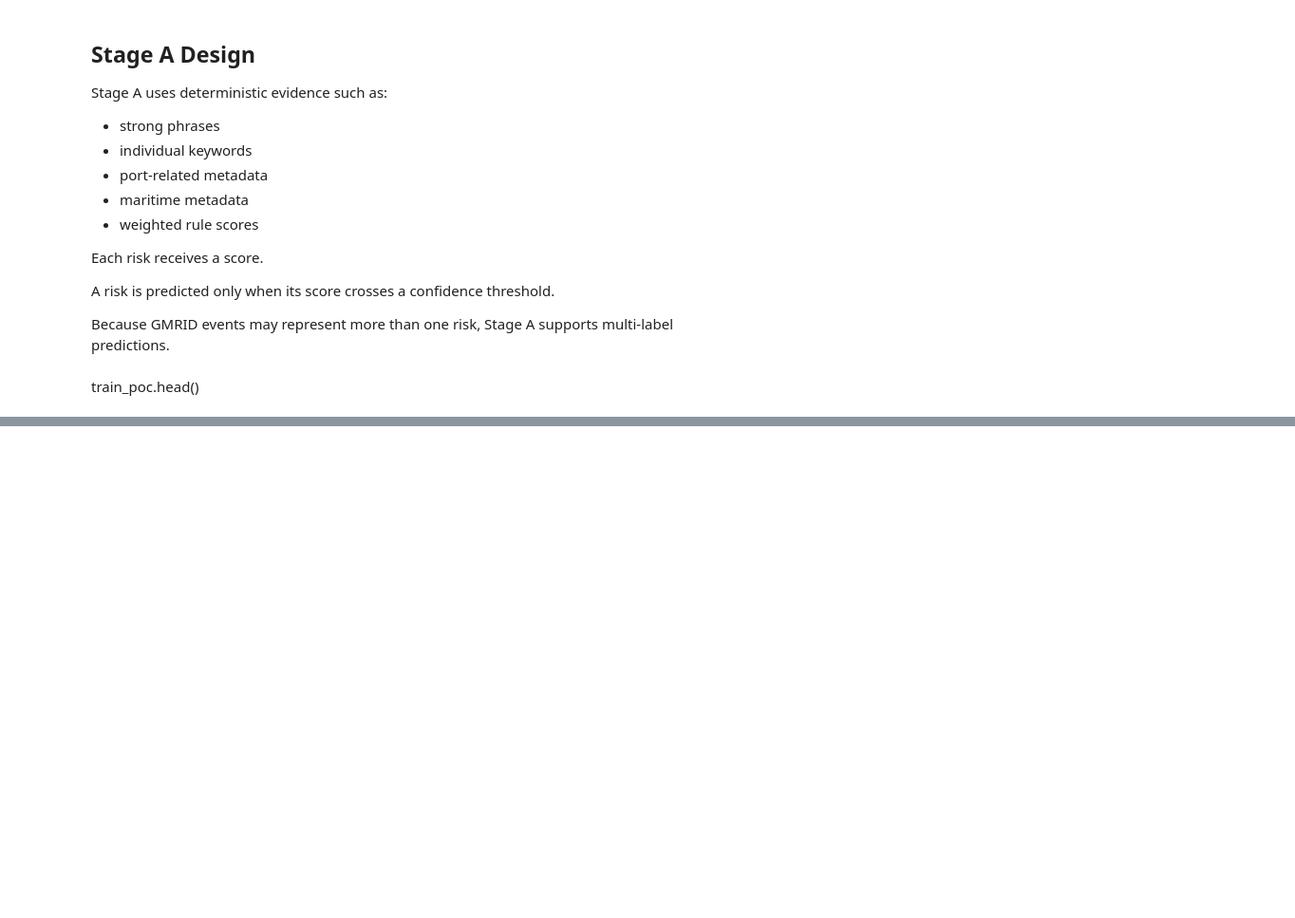
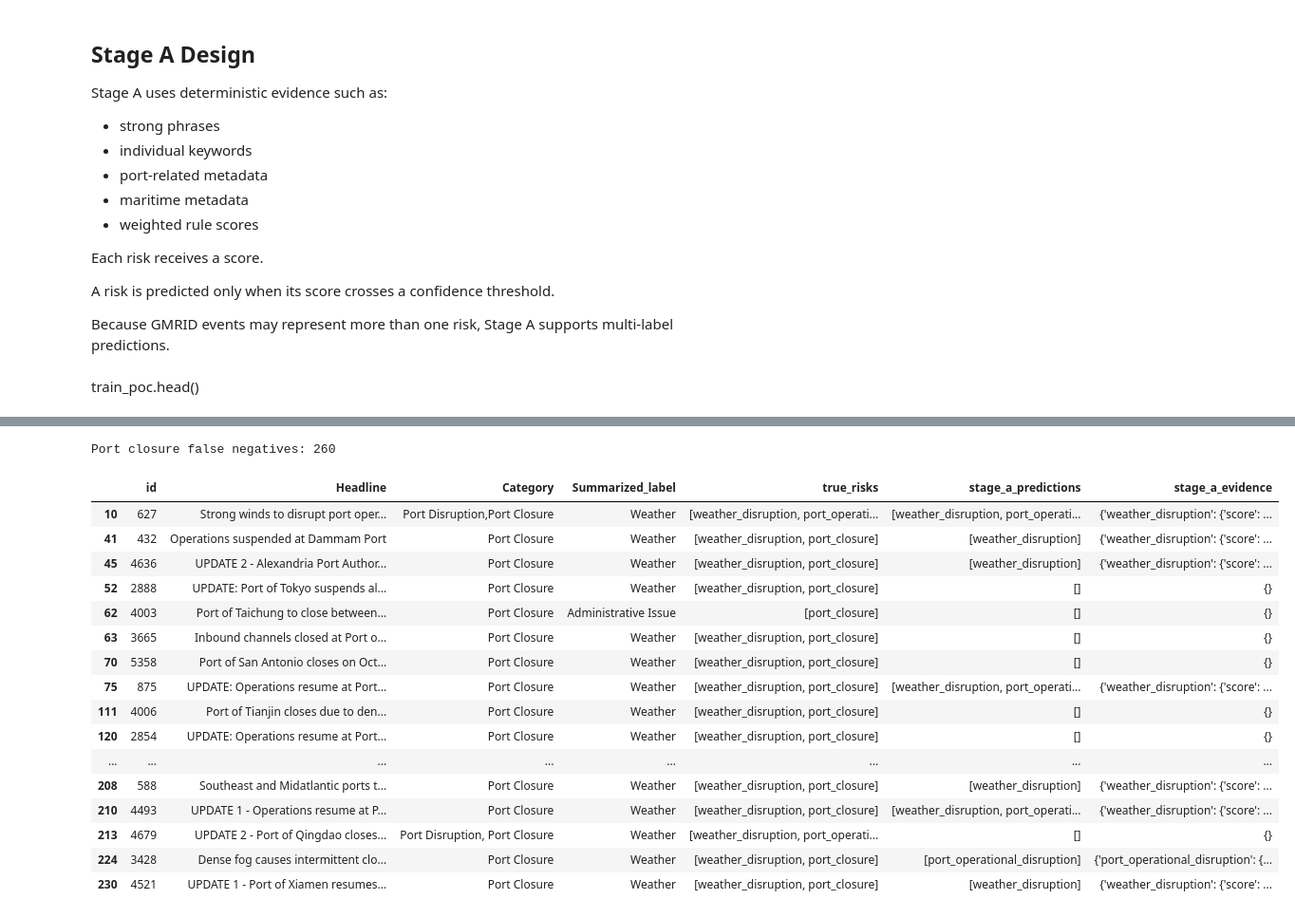
Before and after one commit to Prakhar528/gmrid-risk-classification-project, a Jupyter notebook: notebooks/02_stage_a_rules.ipynb, the cells around one changed output, grey strips where cells are left out. Shown at 95% size. Cells and saved outputs as stored; diff of their text form; code cells hidden in the pictures; blank space fills up the shorter version.

```diff
--- a/notebooks/02_stage_a_rules.ipynb
+++ b/notebooks/02_stage_a_rules.ipynb
@@ -465,0 +1171,32 @@ Stage A scores:
+# %%
+port_closure_false_negatives = get_label_error_rows(
+    train_poc,
+    risk_id="port_closure",
+    error_type="false_negative"
+)
+
+print(
+    "Port closure false negatives:",
+    len(port_closure_false_negatives)
+)
+
+port_closure_false_negatives.head(20)
+# %% [output]
+Port closure false negatives: 260
+|  | id | Headline | Category | Summarized_label | true_risks | stage_a_predictions | stage_a_evidence |
+| 10 | 627 | Strong winds to disrupt port oper... | Port Disruption,Port Closure | Weather | [weather_disruption, port_operati... | [weather_disruption, port_operati... | {'weather_disruption': {'score': ... |
+| 41 | 432 | Operations suspended at Dammam Port | Port Closure | Weather | [weather_disruption, port_closure] | [weather_disruption] | {'weather_disruption': {'score': ... |
+| 45 | 4636 | UPDATE 2 - Alexandria Port Author... | Port Closure | Weather | [weather_disruption, port_closure] | [weather_disruption] | {'weather_disruption': {'score': ... |
+| 52 | 2888 | UPDATE: Port of Tokyo suspends al... | Port Closure | Weather | [weather_disruption, port_closure] | [] | {} |
+| 62 | 4003 | Port of Taichung to close between... | Port Closure | Administrative Issue | [port_closure] | [] | {} |
+| 63 | 3665 | Inbound channels closed at Port o... | Port Closure | Weather | [weather_disruption, port_closure] | [] | {} |
+| 70 | 5358 | Port of San Antonio closes on Oct... | Port Closure | Weather | [weather_disruption, port_closure] | [] | {} |
+| 75 | 875 | UPDATE: Operations resume at Port... | Port Closure | Weather | [weather_disruption, port_closure] | [weather_disruption, port_operati... | {'weather_disruption': {'score': ... |
+| 111 | 4006 | Port of Tianjin closes due to den... | Port Closure | Weather | [weather_disruption, port_closure] | [] | {} |
+| 120 | 2854 | UPDATE: Operations resume at Port... | Port Closure | Weather | [weather_disruption, port_closure] | [] | {} |
+| ... | ... | ... | ... | ... | ... | ... | ... |
+| 208 | 588 | Southeast and Midatlantic ports t... | Port Closure | Weather | [weather_disruption, port_closure] | [weather_disruption] | {'weather_disruption': {'score': ... |
+| 210 | 4493 | UPDATE 1 - Operations resume at P... | Port Closure | Weather | [weather_disruption, port_closure] | [weather_disruption, port_operati... | {'weather_disruption': {'score': ... |
+| 213 | 4679 | UPDATE 2 - Port of Qingdao closes... | Port Disruption, Port Closure | Weather | [weather_disruption, port_operati... | [] | {} |
+| 224 | 3428 | Dense fog causes intermittent clo... | Port Closure | Weather | [weather_disruption, port_closure] | [port_operational_disruption] | {'port_operational_disruption': {... |
+| 230 | 4521 | UPDATE 1 - Port of Xiamen resumes... | Port Closure | Weather | [weather_disruption, port_closure] | [weather_disruption] | {'weather_disruption': {'score': ... |
```
Also changed, not shown: parts of 20 cells of this notebook, 3 other files.
